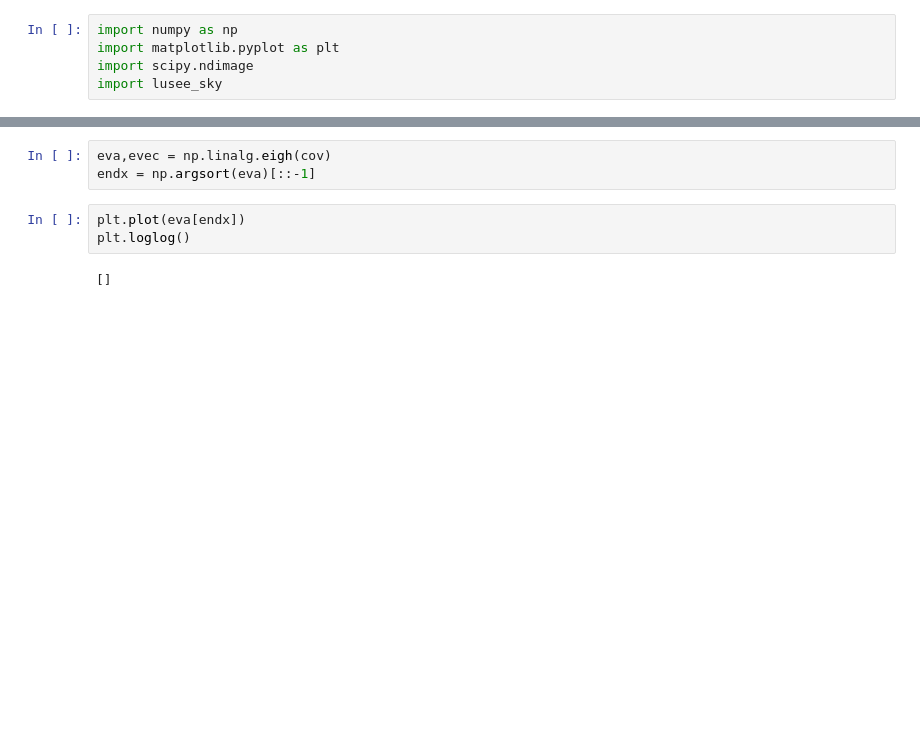
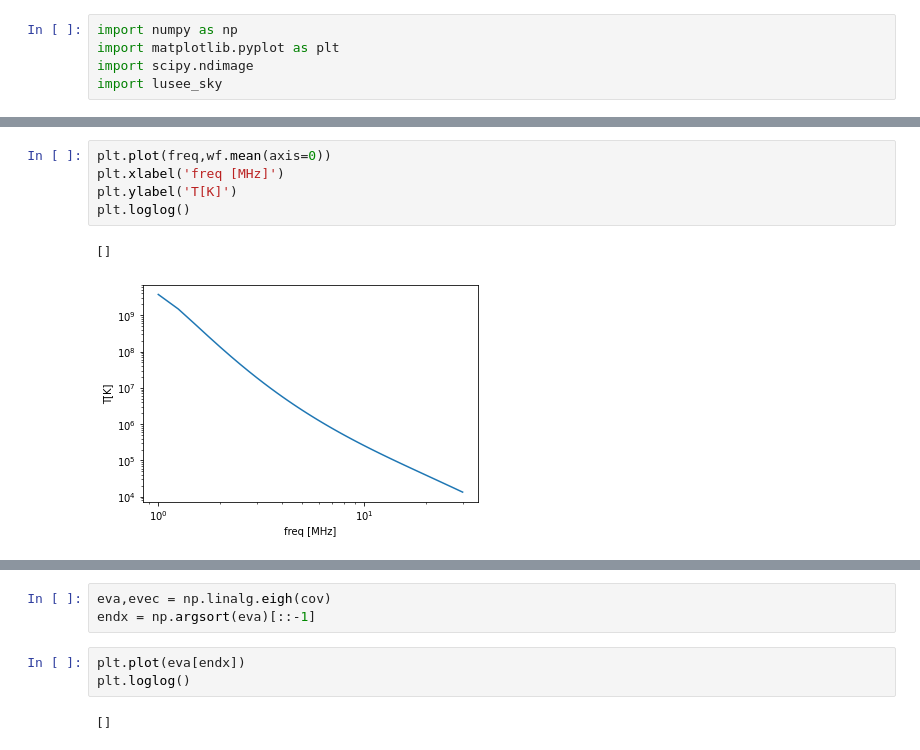
Before and after one commit to brent-page/lusee, a Jupyter notebook: waterfall_signal_search.ipynb, the cells around one changed output, grey strips where cells are left out. Drawn from its saved outputs; the diff is of its cells as text; blank space fills up the shorter version.

```diff
--- a/waterfall_signal_search.ipynb
+++ b/waterfall_signal_search.ipynb
@@ -18,3 +25,11 @@ gsignal = lusee_sky.get_signal(freq)
+# %%
+plt.plot(freq,wf.mean(axis=0))
+plt.xlabel('freq [MHz]')
+plt.ylabel('T[K]')
+plt.loglog()
+# %% [output]
+[]
+[figure, added]
 # %%
 we = (freq/freq[len(freq)//2])**2.70
 wfw = wf*we[None,:]
```
Also changed, not shown: parts of 7 cells of this notebook, 3 other files.
